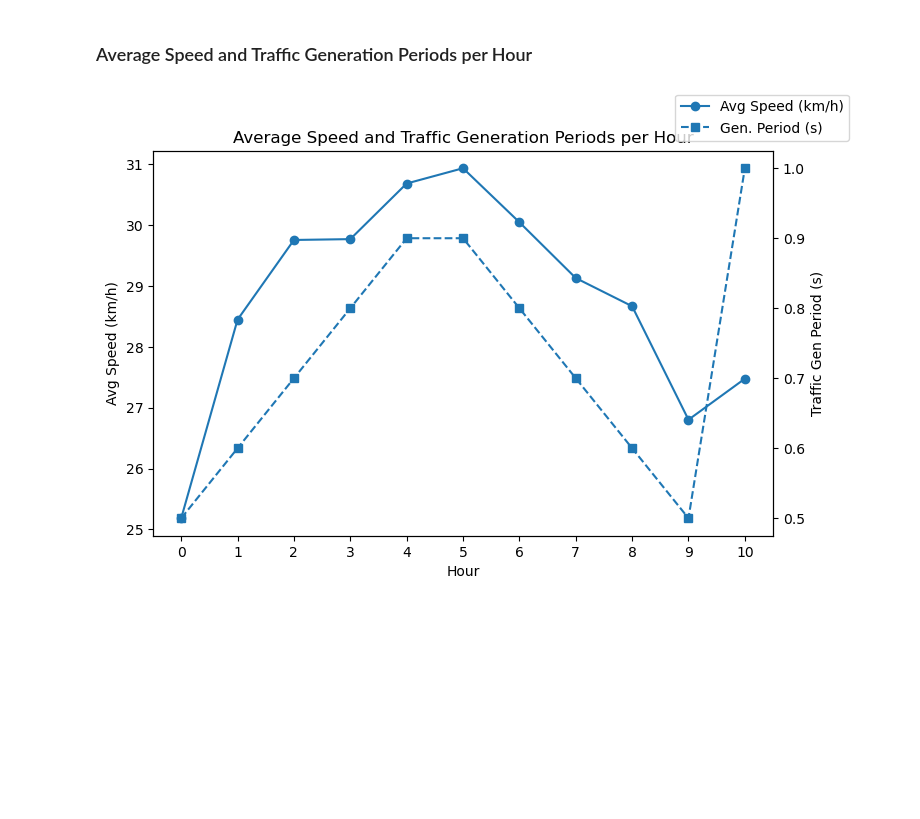
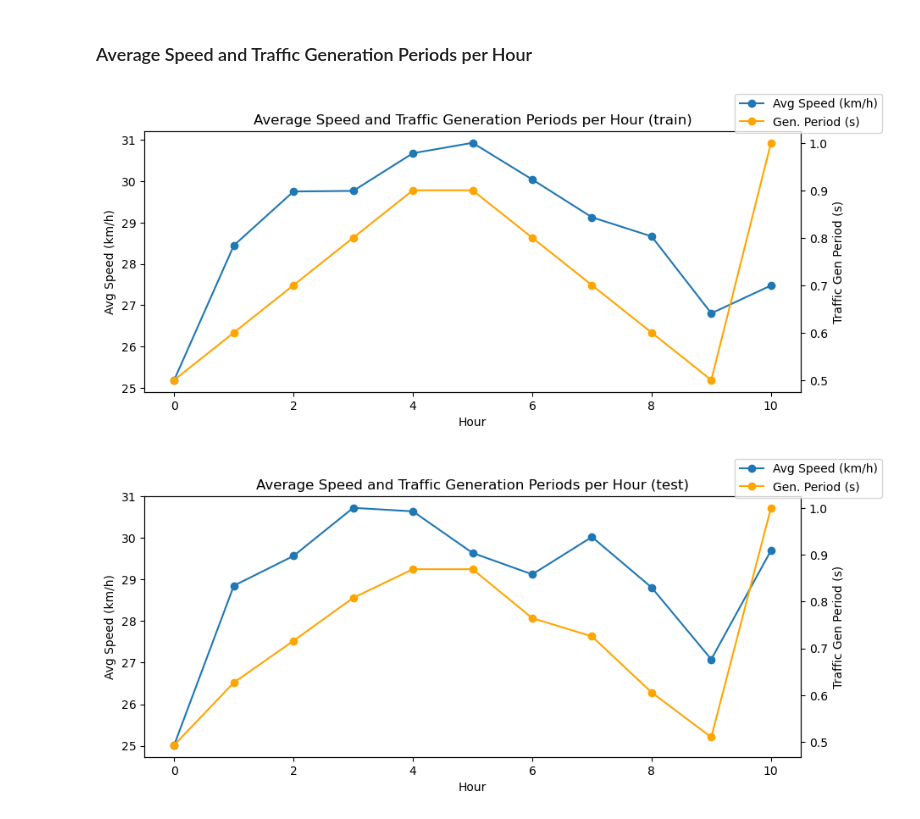
Before and after one commit to geokyr/diploma-thesis, a Jupyter notebook: dataset/dataset.ipynb, the cells around one changed output. Cells and saved outputs as stored; diff of their text form; code cells hidden in the pictures; blank space fills up the shorter version.

```diff
--- a/dataset/dataset.ipynb
+++ b/dataset/dataset.ipynb
@@ -336,10 +367,11 @@ plt.show()
 # %% [markdown]
 ### Vehicle Count per Hour
 # %%
-plt.figure(figsize=(6, 4))
-plt.plot(hourly["hour"], hourly["vehicle_count"], marker="o")
-plt.title("Vehicle Count per Hour")
-plt.xlabel("Hour")
-plt.ylabel("Count")
-plt.show()
+for df, df_name in [(train_hourly, "train"), (test_hourly, "test")]:
+    plt.figure(figsize=(6, 4))
+    plt.plot(df["hour"], df["vehicle_count"], marker="o")
+    plt.title(f"Vehicle Count per Hour ({df_name})")
+    plt.xlabel("Hour")
+    plt.ylabel("Count")
+    plt.show()
 # %% [output]
@@ -363,18 +398,22 @@ plt.show()
 ### Average Speed and Traffic Generation Periods per Hour
 # %%
 extended_train_traffic_generation_periods = TRAIN_TRAFFIC_GENERATION_PERIODS + [1.0]
-fig, ax1 = plt.subplots(figsize=(8, 5))
-ax1.plot(hourly["hour"], hourly["avg_speed_kmh"], marker="o", label="Avg Speed (km/h)")
-ax1.set_xlabel("Hour")
-ax1.set_ylabel("Avg Speed (km/h)")
-ax1.set_xticks(hourly["hour"])
-ax2 = ax1.twinx()
-ax2.plot(hourly["hour"], extended_train_traffic_generation_periods, marker="s", linestyle="--", label="Gen. Period (s)")
-ax2.set_ylabel("Traffic Gen Period (s)")
-lines_1, labels_1 = ax1.get_legend_handles_labels()
-lines_2, labels_2 = ax2.get_legend_handles_labels()
-fig.legend(lines_1 + lines_2, labels_1 + labels_2, loc="upper right")
-plt.title("Average Speed and Traffic Generation Periods per Hour")
-plt.show()
+extended_test_traffic_generation_periods = TEST_TRAFFIC_GENERATION_PERIODS + [1.0]
+
+for df, df_name, periods in [
+    (train_hourly, "train", extended_train_traffic_generation_periods),
+    (test_hourly, "test", extended_test_traffic_generation_periods),
+]:
+    fig, ax1 = plt.subplots(figsize=(10, 4))
+    ax1.plot(df["hour"], df["avg_speed_kmh"], marker="o", label="Avg Speed (km/h)")
+    ax1.set_xlabel("Hour")
+    ax1.set_ylabel("Avg Speed (km/h)")
+    ax2 = ax1.twinx()
+    ax2.plot(df["hour"], periods, marker="o", label="Gen. Period (s)", color="orange")
+    ax2.set_ylabel("Traffic Gen Period (s)")
+    fig.legend(loc="upper right")
+    plt.title(f"Average Speed and Traffic Generation Periods per Hour ({df_name})")
+    plt.show()
 # %% [output]
-[figure, old version]
+[figure, new version]
+[figure, added]
```
Also changed, not shown: parts of 19 cells of this notebook.
